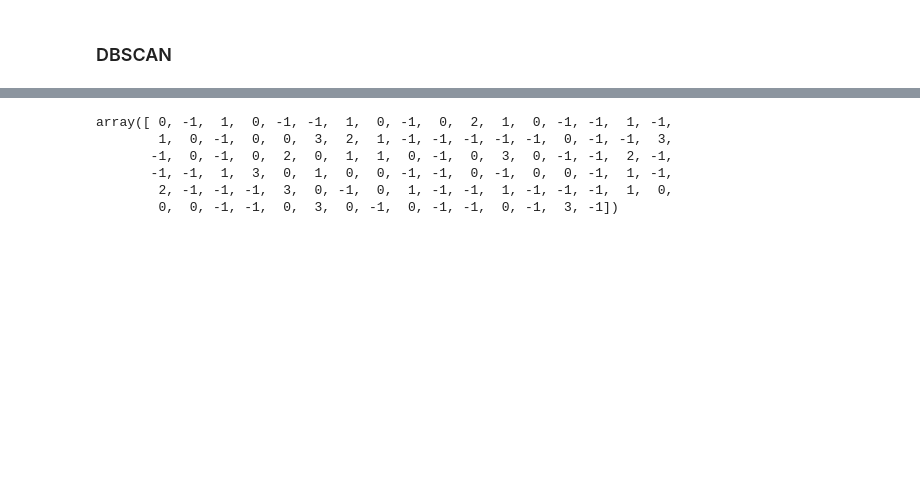
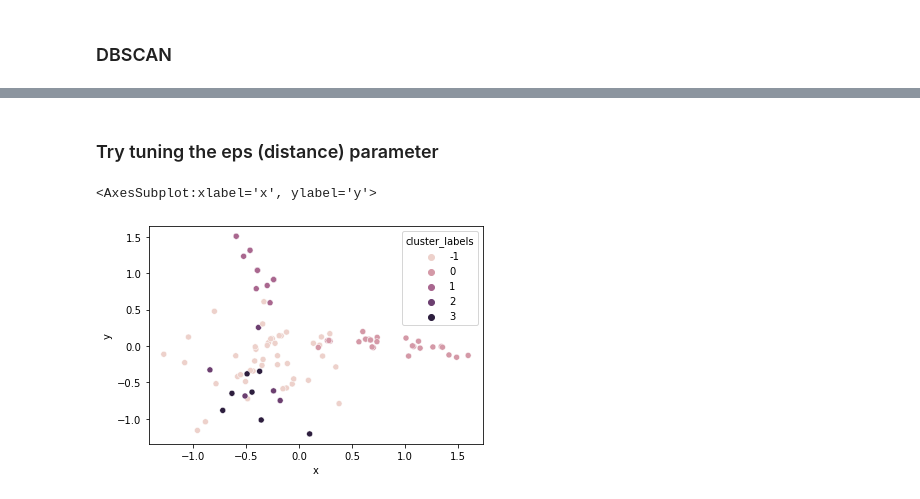
Before and after one commit to josephplpriest/springboard, a Jupyter notebook: case_studies/k-means_clustering_case_study/Clustering Case Study - Customer Segmentation with K-Means - Tier 3.ipynb, the cells around one changed output, grey strips where cells are left out. Saved outputs shown, nothing was run; the diff lists cells and outputs as text; code cells hidden in the pictures; blank space fills up the shorter version.

```diff
--- a/case_studies/k-means_clustering_case_study/Clustering Case Study - Customer Segmentation with K-Means - Tier 3.ipynb
+++ b/case_studies/k-means_clustering_case_study/Clustering Case Study - Customer Segmentation with K-Means - Tier 3.ipynb
@@ -594,2 +680,4 @@ from sklearn import metrics
 # %%
-db = DBSCAN(eps=0.5, min_samples=5, metric="euclidean").fit(X)
+# DBSCAN model on PCA features
+
+db = DBSCAN(eps=0.01, min_samples=5, metric="cosine").fit(df[["x","y"]])
@@ -611,2 +693,4 @@ plt.title("DBSCAN Clusters with Principal Components");
+# %% [markdown]
+### Try tuning the eps (distance) parameter
 # %%
-db = DBSCAN(eps=0.01, min_samples=5, metric="cosine").fit(df[['x', 'y']])
+db = DBSCAN(eps=0.4, min_samples=5, metric="cosine").fit(X)
@@ -615,3 +697,8 @@ pd.Series(db.labels_).value_counts()
 # %%
-df.cluster_labels.value_counts()
+df["cluster_labels"] = db.labels_
+# %%
+sns.scatterplot(data=df, x="x", y="y", hue="cluster_labels")
+# %% [output]
+<AxesSubplot:xlabel='x', ylabel='y'>
+[figure, added]
 # %%
@@ -619,9 +707,0 @@ db = DBSCAN(eps=.4, min_samples=5, metric="cosine").fit(X)
-# %%
-db.labels_
-# %% [output]
-array([ 0, -1,  1,  0, -1, -1,  1,  0, -1,  0,  2,  1,  0, -1, -1,  1, -1,
-        1,  0, -1,  0,  0,  3,  2,  1, -1, -1, -1, -1, -1,  0, -1, -1,  3,
-       -1,  0, -1,  0,  2,  0,  1,  1,  0, -1,  0,  3,  0, -1, -1,  2, -1,
-       -1, -1,  1,  3,  0,  1,  0,  0, -1, -1,  0, -1,  0,  0, -1,  1, -1,
-        2, -1, -1, -1,  3,  0, -1,  0,  1, -1, -1,  1, -1, -1, -1,  1,  0,
-        0,  0, -1, -1,  0,  3,  0, -1,  0, -1, -1,  0, -1,  3, -1])
```
Also changed, not shown: parts of 31 cells of this notebook, 13 other files.
